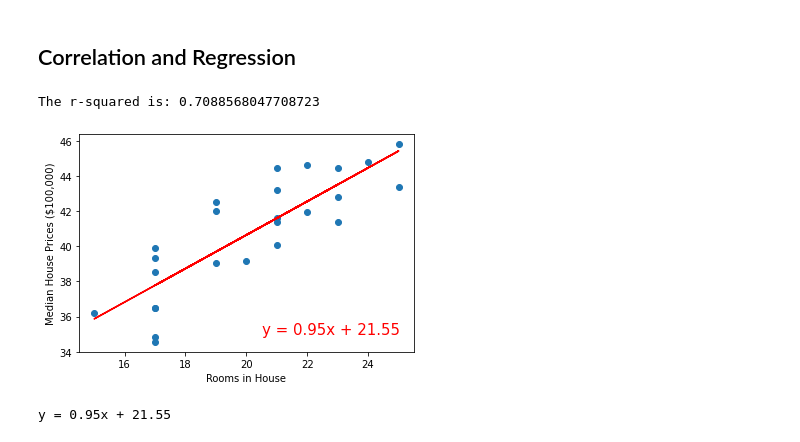
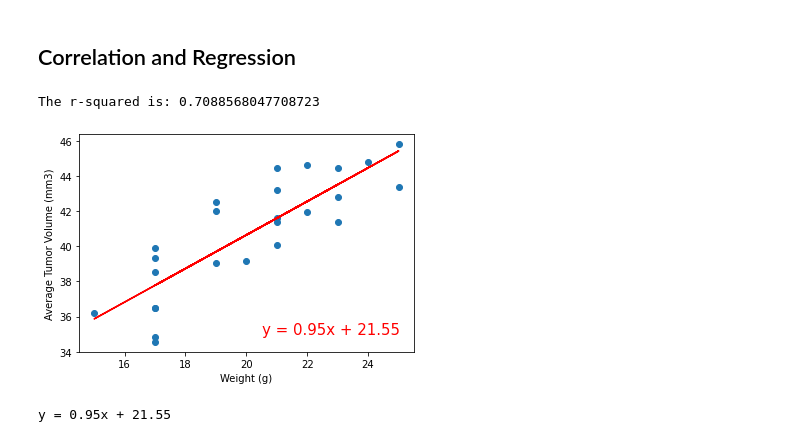
Before and after one commit to dtnpht/Module-5-Challenge, a Jupyter notebook: Pymaceuticals/pymaceuticals_starter.ipynb, the cells around one changed output. Saved outputs shown, nothing was run; the diff lists cells and outputs as text; code cells hidden in the pictures.

```diff
--- a/Pymaceuticals/pymaceuticals_starter.ipynb
+++ b/Pymaceuticals/pymaceuticals_starter.ipynb
@@ -361,20 +361,20 @@ plt.show()
 # %%
 # Calculate the correlation coefficient and linear regression model
 # for mouse weight and average tumor volume for the Capomulin regimen
 from scipy.stats import linregress
 (slope, intercept, rvalue, pvalue, stderr) = linregress(mouse_weight, avg_tumor_vol)
 regress_values = mouse_weight * slope + intercept
 line_eq = "y = " + str(round(slope,2)) + "x + " + str(round(intercept,2))
 plt.scatter(mouse_weight,avg_tumor_vol)
 plt.plot(mouse_weight,regress_values,"r-")
 plt.annotate(line_eq,(20.5,35),fontsize=15,color="red")
-plt.xlabel('Rooms in House')
-plt.ylabel('Median House Prices ($100,000)')
+plt.xlabel('Weight (g)')
+plt.ylabel('Average Tumor Volume (mm3)')
 print(f"The r-squared is: {rvalue**2}")
 plt.show()
 # %% [output]
 The r-squared is: 0.7088568047708723
-[figure, old version]
+[figure, new version]
 # %%
 print(line_eq)
 # %% [output]
```
Also changed, not shown: parts of 1 cell of this notebook, 1 other file.
